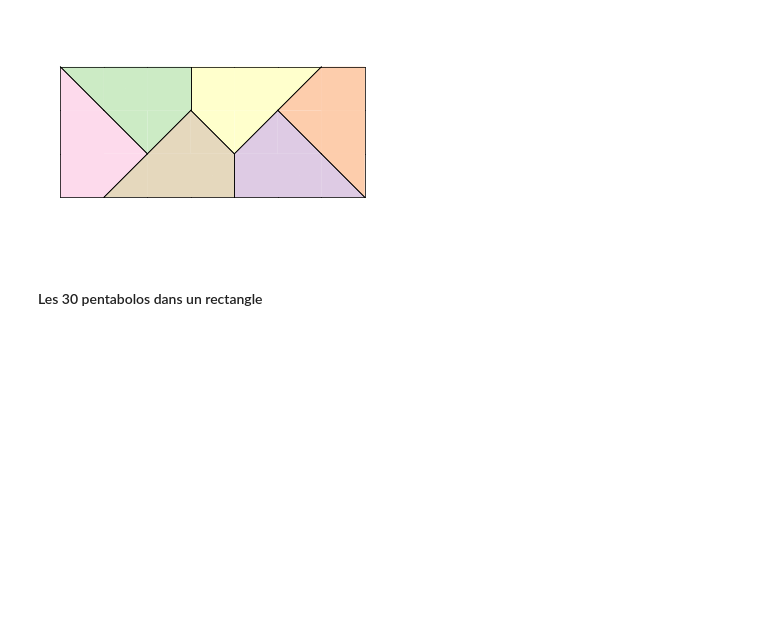
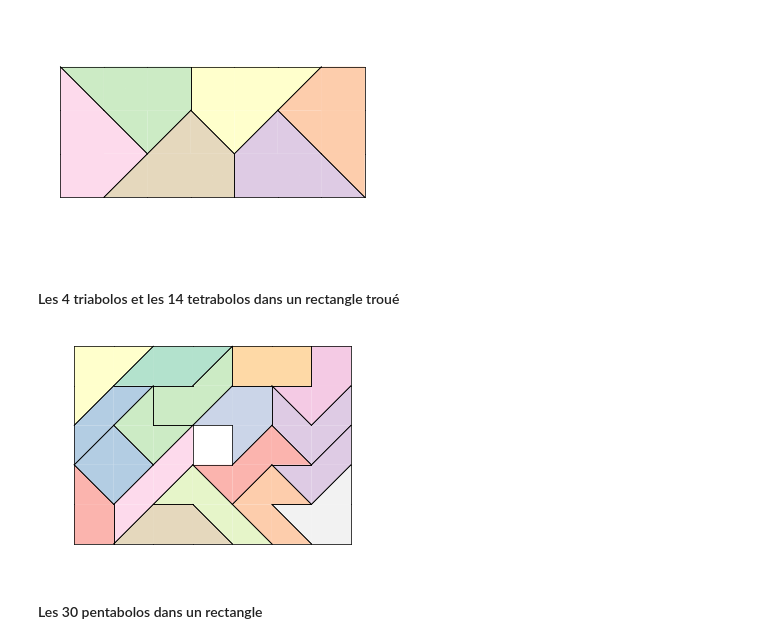
Before and after one commit to YvesLemaire/Jupyter-Puzzles, a Jupyter notebook: sage/couvertureExacte/puzzles-2D/puzzles-triangles-rect/puzzles-triangles.ipynb, the cells around one changed output. Cells and saved outputs as stored; diff of their text form; code cells hidden in the pictures; blank space fills up the shorter version.

```diff
--- a/sage/couvertureExacte/puzzles-2D/puzzles-triangles-rect/puzzles-triangles.ipynb
+++ b/sage/couvertureExacte/puzzles-2D/puzzles-triangles-rect/puzzles-triangles.ipynb
@@ -341,6 +341,20 @@ for puzzle in [PUZZLE(p3_3.isometriques(), *rectangleTourne(2,3), strict = False
 # %% [output]
 [figure]
 [figure]
+# %% [markdown]
+#### Les 4 triabolos et les 14 tetrabolos  dans un rectangle troué
+# %%
+superTans = []
+for h in polyabolos[3] + polyabolos[4]:
+    superTans += h.isometriques()
+
+puzzle = PUZZLE(superTans,1,7,1,5, conditions=lambda i,j,k: (i,j) != (4,3) )
+
+s = puzzle.solve()
+sol = next(s) # 3 mns
+puzzle.plotSolution(sol)
+# %% [output]
+[figure, added]
 # %% [markdown]
 #### Les 30 pentabolos dans un rectangle
 # %%
```
Also changed, not shown: parts of 1 cell of this notebook.
